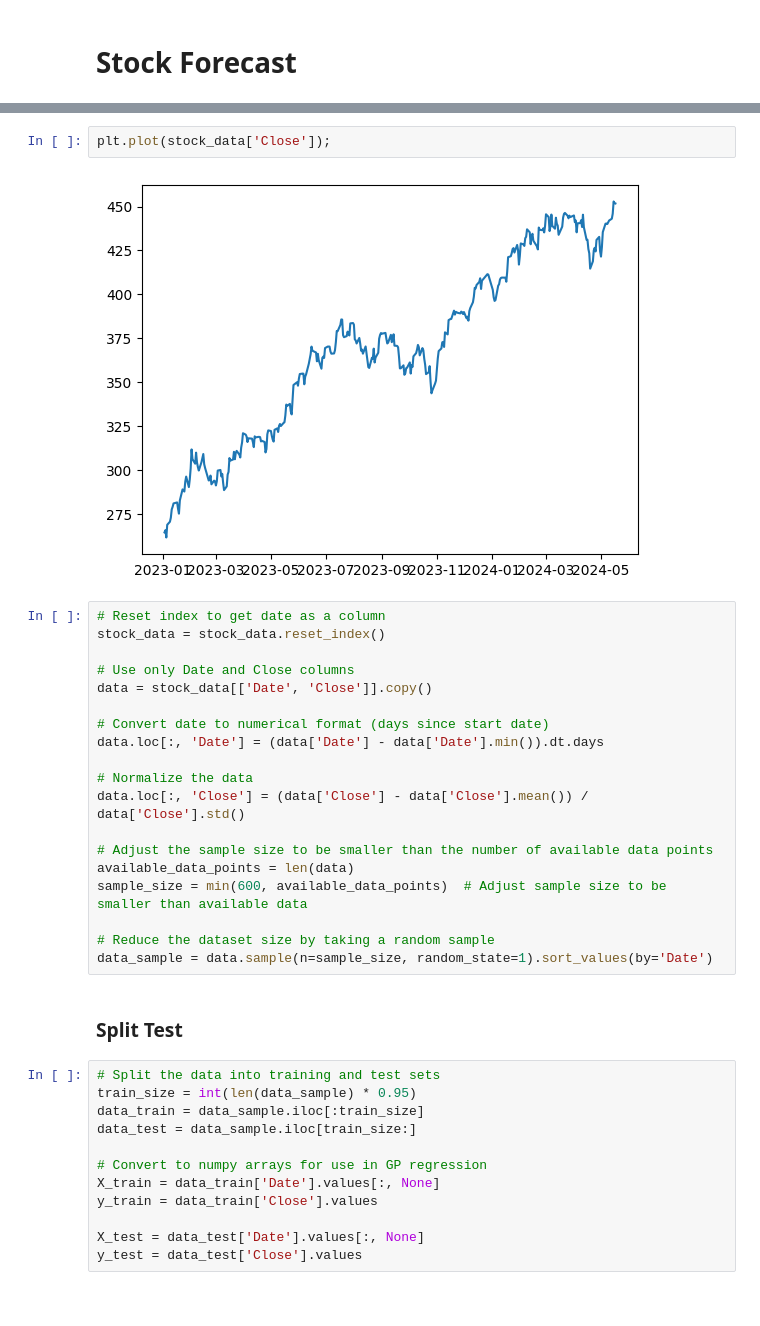
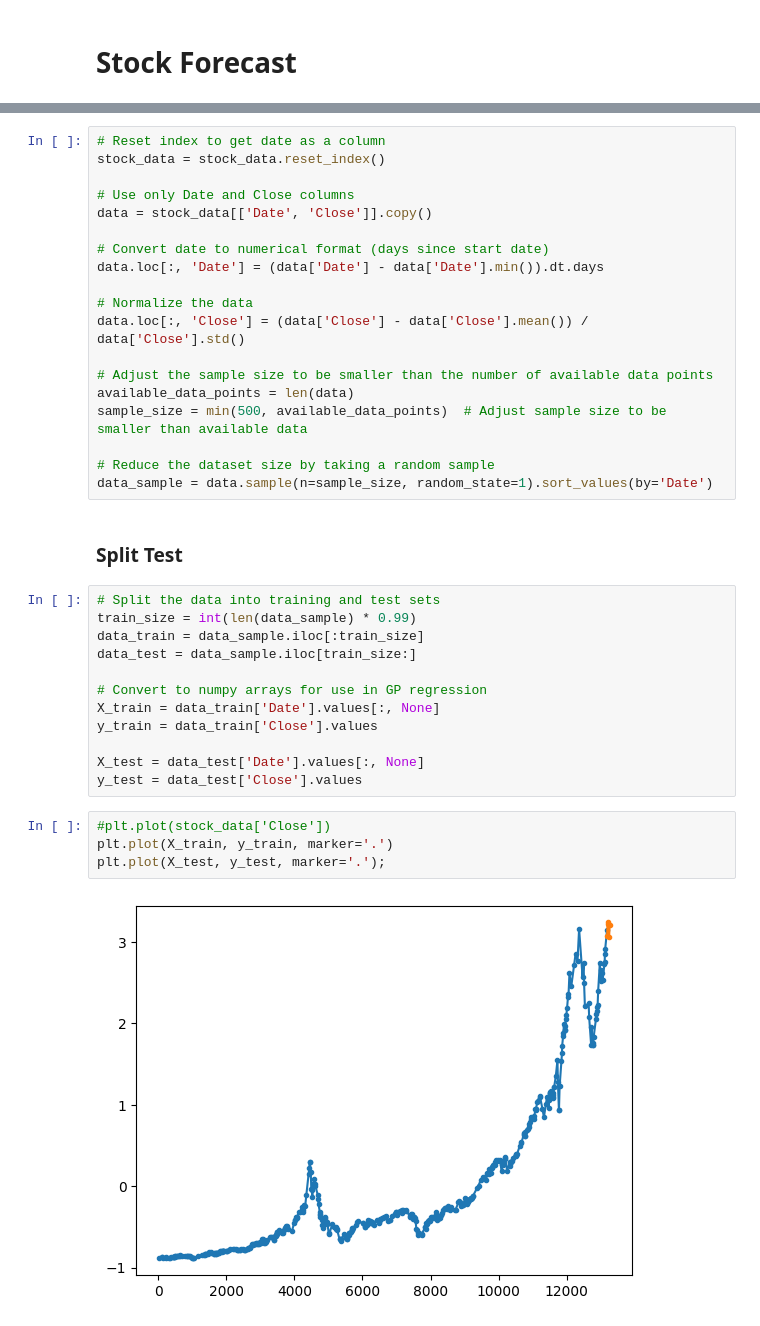
Before and after one commit to guner-aygin/Stock_Valuation, a Jupyter notebook: Stock_Forecast.ipynb, the cells around one changed output, grey strips where cells are left out. Drawn from its saved outputs; the diff is of its cells as text.

```diff
--- a/Stock_Forecast.ipynb
+++ b/Stock_Forecast.ipynb
@@ -39,7 +40,3 @@ Date
-# %%
-plt.plot(stock_data['Close']);
-# %% [output]
-[figure, removed]
 # %%
 # Reset index to get date as a column
 stock_data = stock_data.reset_index()
@@ -55,7 +52,7 @@ data.loc[:, 'Close'] = (data['Close'] - data['Close'].mean()) / data['Close'].st
 
 # Adjust the sample size to be smaller than the number of available data points
 available_data_points = len(data)
-sample_size = min(600, available_data_points)  # Adjust sample size to be smaller than available data
+sample_size = min(500, available_data_points)  # Adjust sample size to be smaller than available data
 
 # Reduce the dataset size by taking a random sample
 data_sample = data.sample(n=sample_size, random_state=1).sort_values(by='Date')
@@ -63,7 +60,7 @@ data_sample = data.sample(n=sample_size, random_state=1).sort_values(by='Date')
 ### Split Test
 # %%
 # Split the data into training and test sets
-train_size = int(len(data_sample) * 0.95)
+train_size = int(len(data_sample) * 0.99)
 data_train = data_sample.iloc[:train_size]
 data_test = data_sample.iloc[train_size:]
 
@@ -73,6 +70,12 @@ y_train = data_train['Close'].values
 
 X_test = data_test['Date'].values[:, None]
 y_test = data_test['Close'].values
+# %%
+#plt.plot(stock_data['Close'])
+plt.plot(X_train, y_train, marker='.')
+plt.plot(X_test, y_test, marker='.');
+# %% [output]
+[figure, added]
 # %%
 # Function to optimize
 def gp_objective(params):
```
Also changed, not shown: parts of 6 cells of this notebook.
